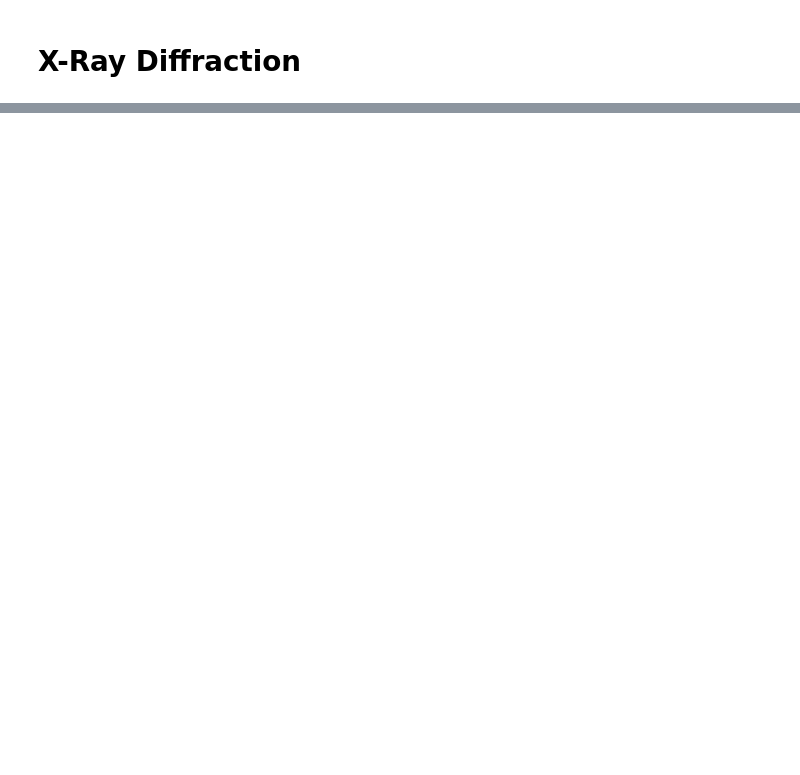
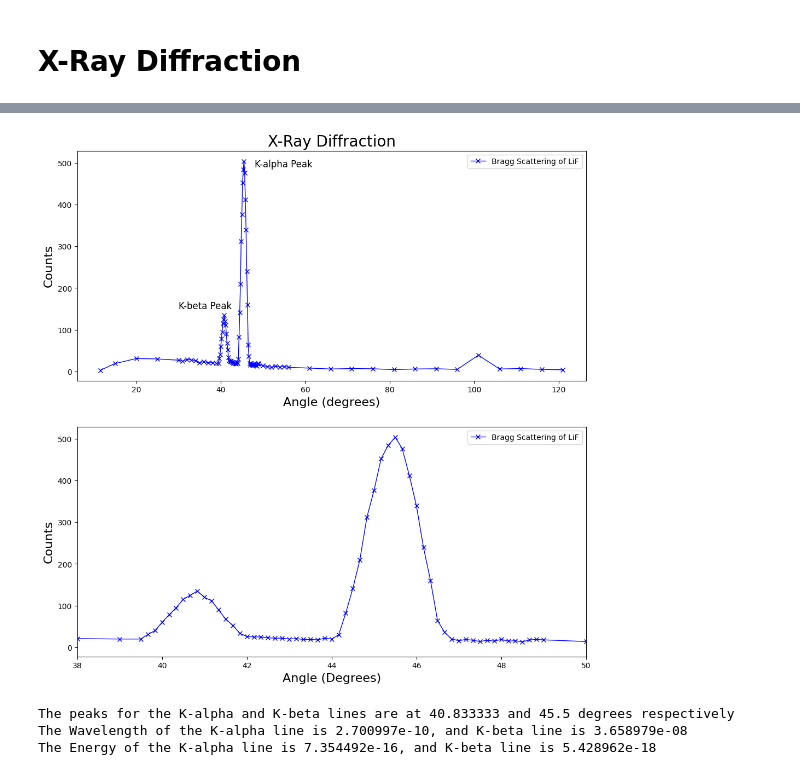
Before and after one commit to lewismcnish/Physics, a Jupyter notebook: Labs/X_ray/X_ray.ipynb, the cells around one changed output, grey strips where cells are left out. Drawn from its saved outputs; the diff is of its cells as text; code cells hidden in the pictures; blank space fills up the shorter version.

Commit message:
Graphs for all crystals

```diff
--- a/Labs/X_ray/X_ray.ipynb
+++ b/Labs/X_ray/X_ray.ipynb
@@ -9,3 +9,4 @@ import scipy.constants as const
 
 title_size = 20
 axis_size = 16
+annotate_size = 12
@@ -41,3 +53,54 @@ $$a = \sqrt[3]{Volume} = \sqrt[3]{1.632\times 10^{-23}} = 2.536\times 10^{-8} cm
 <br>
 <br>
 $$d = \frac{a}{\sqrt{3}} = \frac{2.536\times 10^{-8}}{\sqrt{3}} = 1.46\times 10^{-8} cm$$
+# %%
+angle  = np.loadtxt('xray_data_LiF.txt', usecols=0, delimiter=',')
+counts = np.loadtxt('xray_data_LiF.txt', usecols=1, delimiter=',')
+rad = angle * np.pi / 180
+
+sorted_angle = np.sort(angle)
+sorted_counts = ([counts[np.where(angle == i)] for i in sorted_angle])
+flat_counts = [item for sublist in sorted_counts for item in sublist]
+
+plt.figure(figsize = (12,12))
+plt.subplot(2,1,1)
+plt.plot(sorted_angle, sorted_counts, marker = 'x',color = 'blue', linewidth = 1,label='Bragg Scattering of LiF')
+plt.xlabel('Angle (degrees)', fontsize=axis_size)
+plt.ylabel('Counts', fontsize=axis_size)
+plt.title('X-Ray Diffraction', fontsize=title_size)
+plt.annotate('K-beta Peak', xy=(30, 150), fontsize=annotate_size)
+plt.annotate('K-alpha Peak', xy=(48, 490), fontsize=annotate_size)
+plt.legend()
+
+plt.subplot(2,1,2)
+plt.plot(sorted_angle, sorted_counts, marker = 'x',color = 'blue', linewidth = 1,label='Bragg Scattering of LiF')
+plt.xlabel('Angle (Degrees)', fontsize=axis_size)
+plt.xlim(38,50)
+plt.ylabel('Counts', fontsize=axis_size)
+plt.legend()
+
+plt.show()
+# %% [output]
+[figure, added]
+# %%
+def FWHM(x,y):
+    half_max = np.max(y)/2
+    x1 = x[np.where(y > half_max)]
+    x2 = x[np.where(y > half_max)]
+    return x1[-1] - x2[0]
+
+peaks_indexes,peaks = sp.signal.find_peaks(flat_counts, height=100, distance=10)
+def wavelength(d, theta,m):
+    return (2*d*np.sin(theta))/m
+def energy(wavelength):
+    return const.h*const.c/wavelength
+m=1
+angle = (sorted_angle[peaks_indexes])
+
+print(f'The peaks for the K-alpha and K-beta lines are at {angle[0]} and {angle[1]} degrees respectively')
+print(f'The Wavelength of the K-alpha line is {wavelength(d,angle[0],m):2e}, and K-beta line is {wavelength(d,angle[1],m):2e}')
+print(f'The Energy of the K-alpha line is {energy(wavelength(d,angle[0],m)):2e}, and K-beta line is {energy(wavelength(d,angle[1],m)):2e}')
+# %% [output]
+The peaks for the K-alpha and K-beta lines are at 40.833333 and 45.5 degrees respectively
+The Wavelength of the K-alpha line is 2.700997e-10, and K-beta line is 3.658979e-08
+The Energy of the K-alpha line is 7.354492e-16, and K-beta line is 5.428962e-18
```
Also changed, not shown: parts of 6 cells of this notebook, 3 other files.
